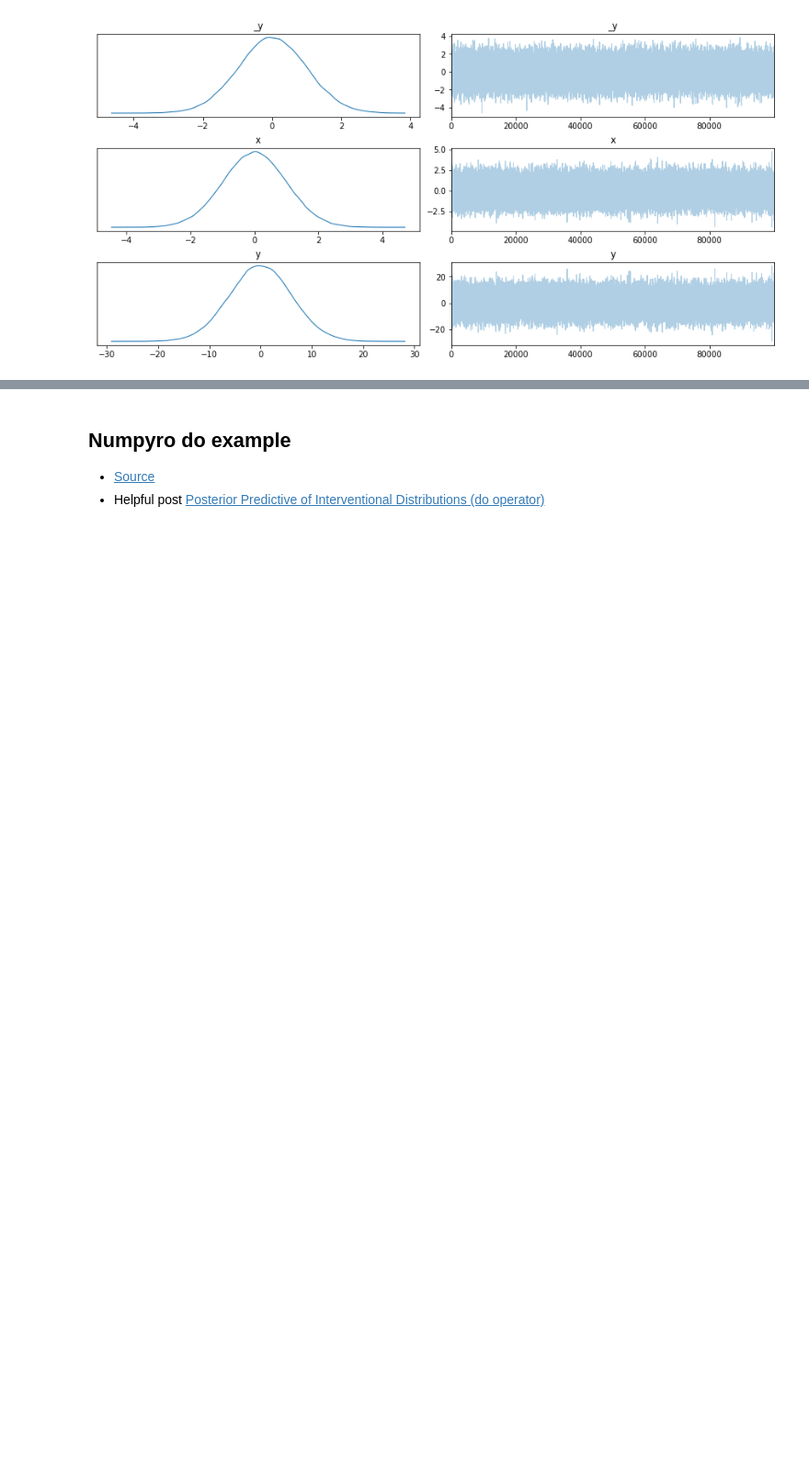
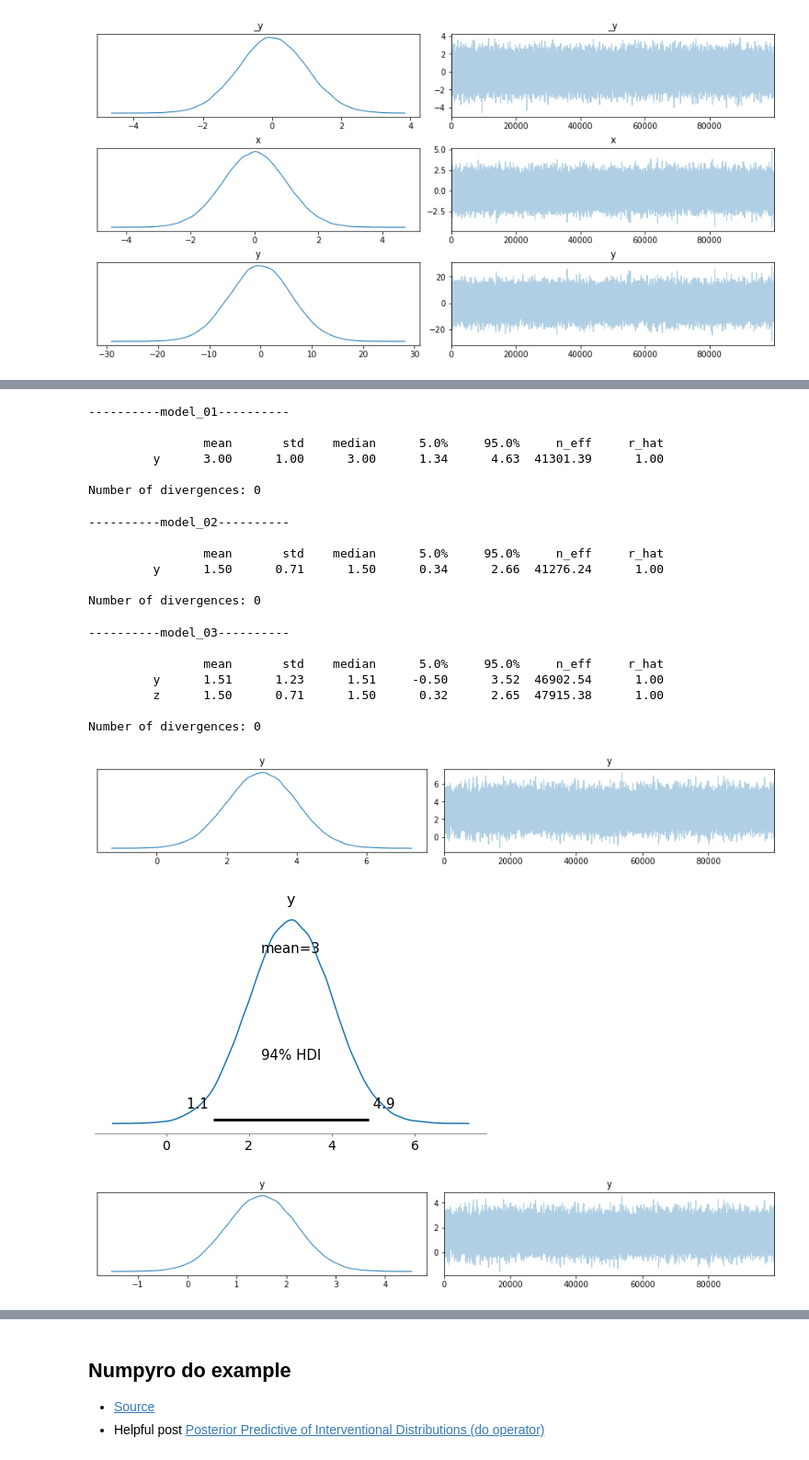
Before and after one commit to bdatko/numpyro_play, a Jupyter notebook: notebooks/Causal_Inference_Toy_Example.ipynb, the cells around one changed output, grey strips where cells are left out. Shown at 92% size. Saved outputs shown, nothing was run; the diff lists cells and outputs as text; code cells hidden in the pictures; blank space fills up the shorter version.

```diff
--- a/notebooks/Causal_Inference_Toy_Example.ipynb
+++ b/notebooks/Causal_Inference_Toy_Example.ipynb
@@ -630,0 +733,43 @@ az.plot_trace(ds_d0);
+# %%
+data = {}
+
+for model, key in zip([model_01, model_02, model_03], ["y_01", "y_02", "y_03"]):
+    conditioned_model_ = numpyro.handlers.condition(model, {"x": intervention})
+    kernel = NUTS(conditioned_model_)
+    mcmc = MCMC(
+        kernel, num_warmup=num_warmup, num_samples=num_samples, num_chains=num_chains
+    )
+    mcmc.run(keys[0])
+    print("-" * 10 + f"{model.__name__}" + "-" * 10)
+    mcmc.print_summary(exclude_deterministic=False)
+
+    ds_ = az.from_numpyro(mcmc)
+
+    az.plot_trace(ds_)
+
+    az.plot_posterior(ds_, var_names="y")
+
+    data[key] = np.array(mcmc.get_samples()["y"])
+# %% [output]
+----------model_01----------
+
+                mean       std    median      5.0%     95.0%     n_eff     r_hat
+         y      3.00      1.00      3.00      1.34      4.63  41301.39      1.00
+
+Number of divergences: 0
+----------model_02----------
+
+                mean       std    median      5.0%     95.0%     n_eff     r_hat
+         y      1.50      0.71      1.50      0.34      2.66  41276.24      1.00
+
+Number of divergences: 0
+----------model_03----------
+
+                mean       std    median      5.0%     95.0%     n_eff     r_hat
+         y      1.51      1.23      1.51     -0.50      3.52  46902.54      1.00
+         z      1.50      0.71      1.50      0.32      2.65  47915.38      1.00
+
+Number of divergences: 0
+[figure, added]
+[figure, added]
+[figure, added]
```
Also changed, not shown: parts of 14 cells of this notebook, 5 other files.
